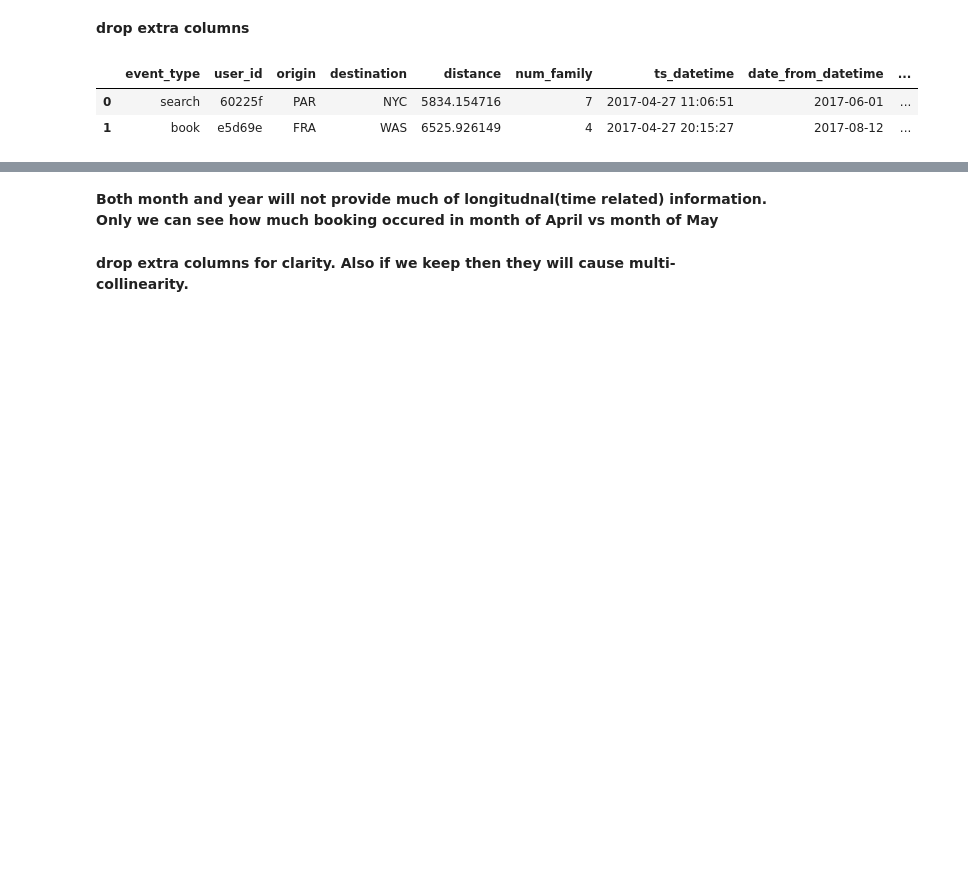
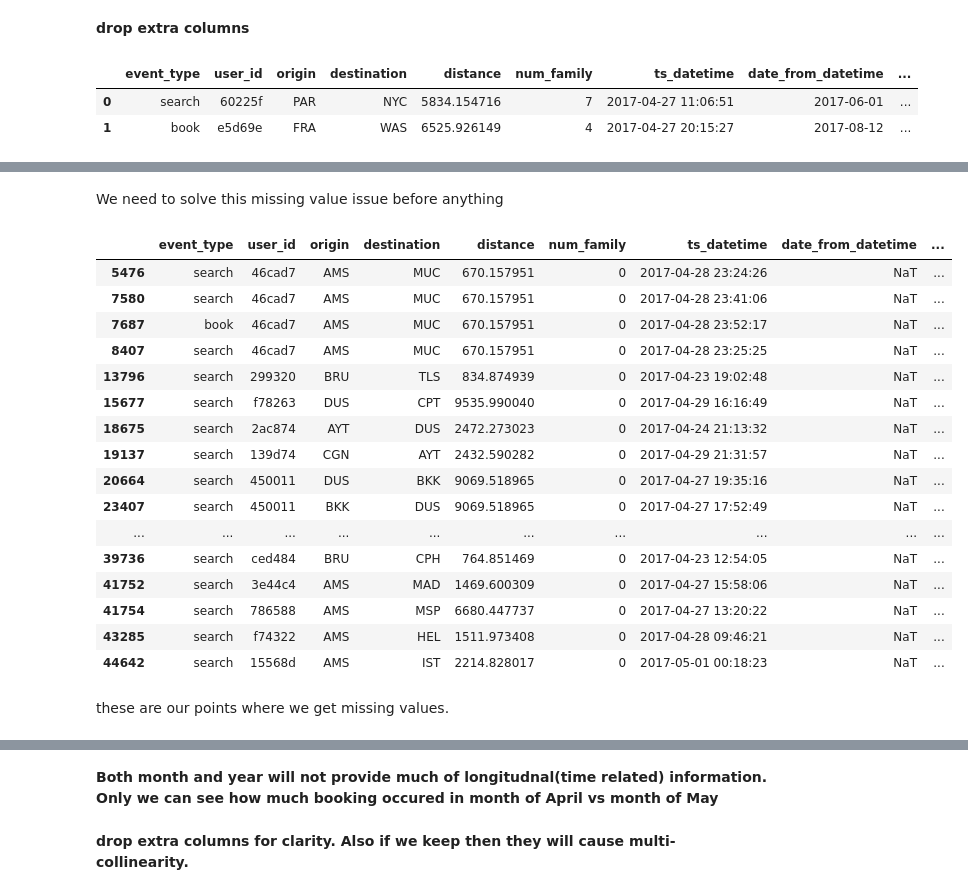
Before and after one commit to HassanSherwani/Predict_travelpattern_ML, a Jupyter notebook: Notebook1.ipynb, the cells around one changed output, grey strips where cells are left out. Saved outputs shown, nothing was run; the diff lists cells and outputs as text; code cells hidden in the pictures; blank space fills up the shorter version.

```diff
--- a/Notebook1.ipynb
+++ b/Notebook1.ipynb
@@ -322,0 +338,24 @@ df_event.head(2)
+# %% [markdown]
+We need to solve this missing value issue before anything
+# %%
+df_event[df_event["date_from_datetime"].isnull()]
+# %% [output]
+|  | event_type | user_id | origin | destination | distance | num_family | ts_datetime | date_from_datetime | ... |
+| 5476 | search | 46cad7 | AMS | MUC | 670.157951 | 0 | 2017-04-28 23:24:26 | NaT | ... |
+| 7580 | search | 46cad7 | AMS | MUC | 670.157951 | 0 | 2017-04-28 23:41:06 | NaT | ... |
+| 7687 | book | 46cad7 | AMS | MUC | 670.157951 | 0 | 2017-04-28 23:52:17 | NaT | ... |
+| 8407 | search | 46cad7 | AMS | MUC | 670.157951 | 0 | 2017-04-28 23:25:25 | NaT | ... |
+| 13796 | search | 299320 | BRU | TLS | 834.874939 | 0 | 2017-04-23 19:02:48 | NaT | ... |
+| 15677 | search | f78263 | DUS | CPT | 9535.990040 | 0 | 2017-04-29 16:16:49 | NaT | ... |
+| 18675 | search | 2ac874 | AYT | DUS | 2472.273023 | 0 | 2017-04-24 21:13:32 | NaT | ... |
+| 19137 | search | 139d74 | CGN | AYT | 2432.590282 | 0 | 2017-04-29 21:31:57 | NaT | ... |
+| 20664 | search | 450011 | DUS | BKK | 9069.518965 | 0 | 2017-04-27 19:35:16 | NaT | ... |
+| 23407 | search | 450011 | BKK | DUS | 9069.518965 | 0 | 2017-04-27 17:52:49 | NaT | ... |
+| ... | ... | ... | ... | ... | ... | ... | ... | ... | ... |
+| 39736 | search | ced484 | BRU | CPH | 764.851469 | 0 | 2017-04-23 12:54:05 | NaT | ... |
+| 41752 | search | 3e44c4 | AMS | MAD | 1469.600309 | 0 | 2017-04-27 15:58:06 | NaT | ... |
+| 41754 | search | 786588 | AMS | MSP | 6680.447737 | 0 | 2017-04-27 13:20:22 | NaT | ... |
+| 43285 | search | f74322 | AMS | HEL | 1511.973408 | 0 | 2017-04-28 09:46:21 | NaT | ... |
+| 44642 | search | 15568d | AMS | IST | 2214.828017 | 0 | 2017-05-01 00:18:23 | NaT | ... |
+# %% [markdown]
+these are our points where we get missing values.
```
Also changed, not shown: parts of 24 cells of this notebook.
